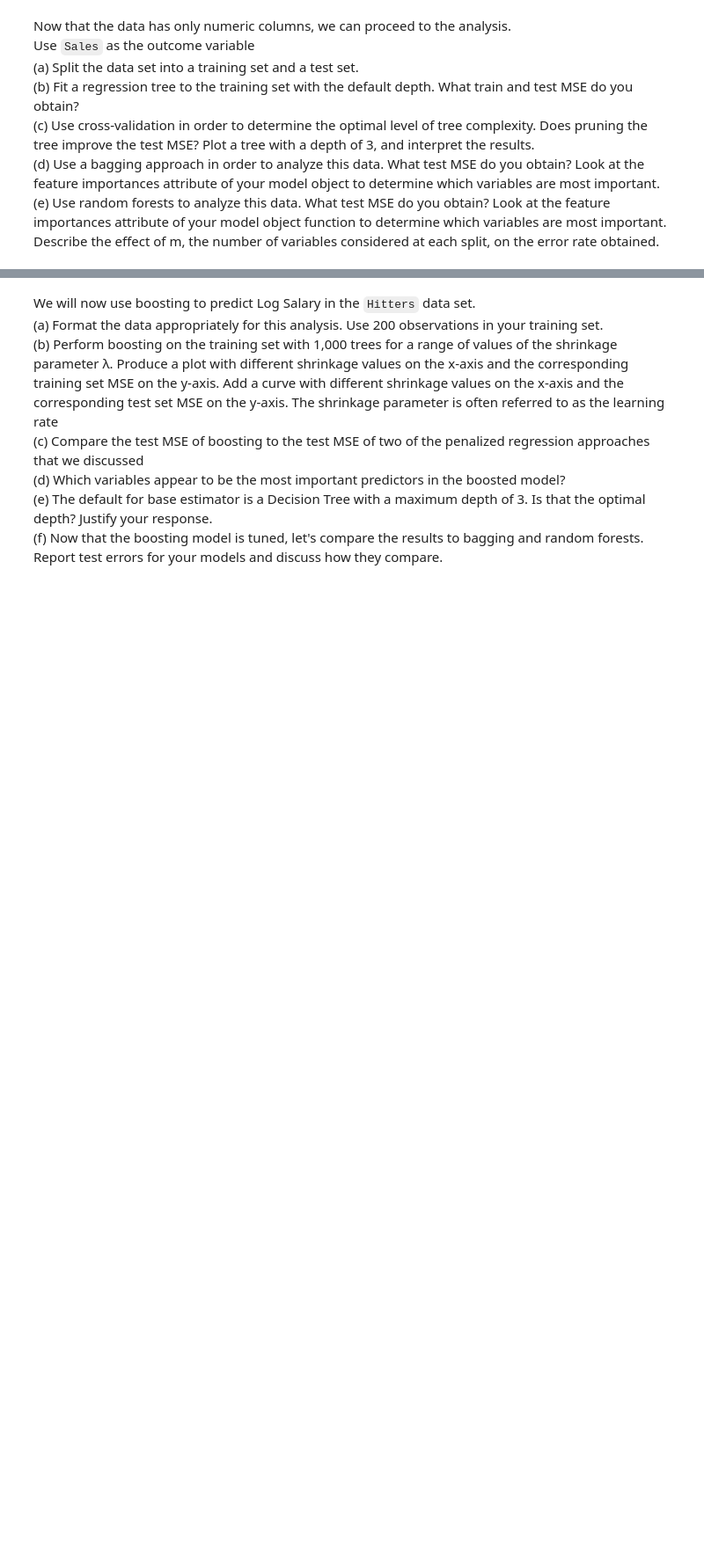
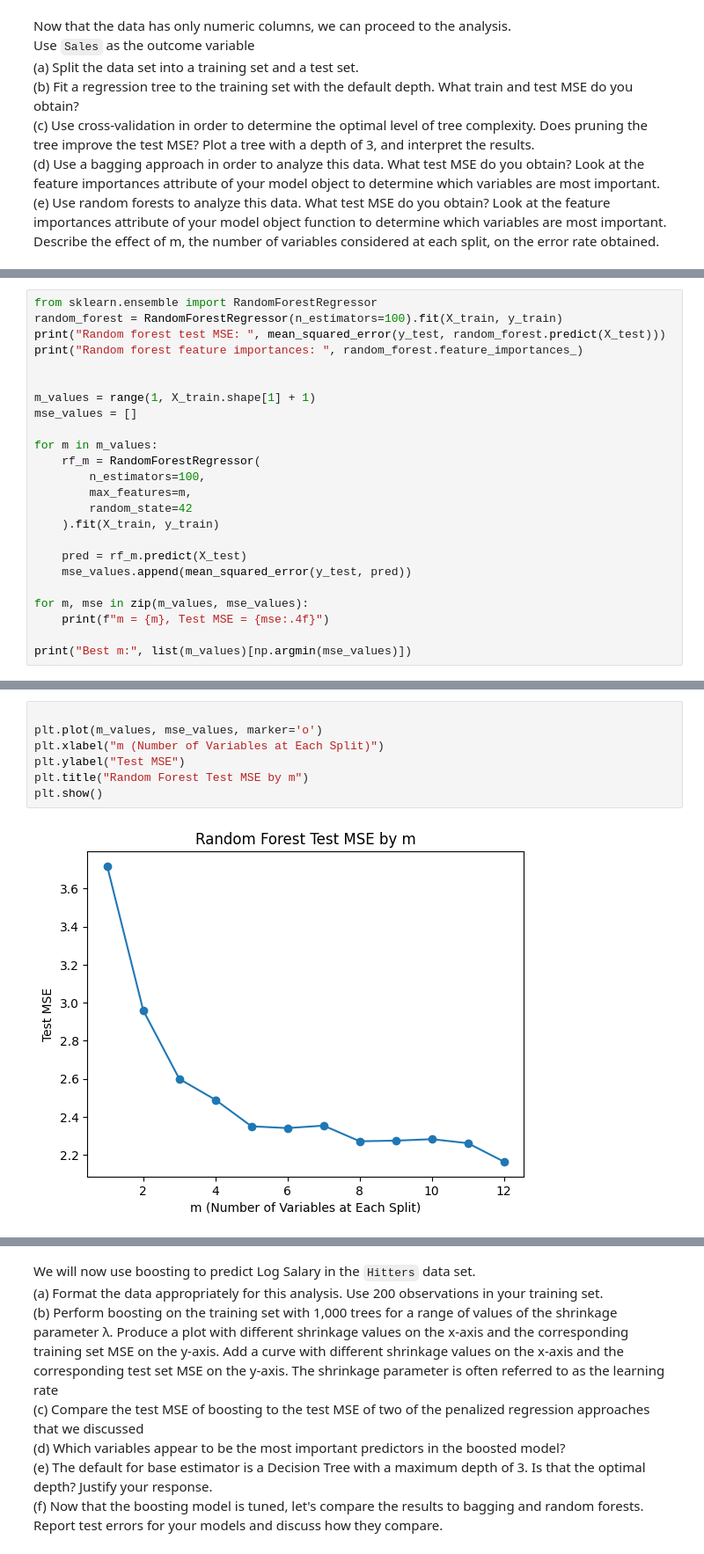
Before and after one commit to byuruth/Econ484, a Jupyter notebook: pset5coding_ruthwright.ipynb, the cells around one changed output, grey strips where cells are left out. Shown at 88% size. Saved outputs shown, nothing was run; the diff lists cells and outputs as text; blank space fills up the shorter version.

```diff
--- a/pset5coding_ruthwright.ipynb
+++ b/pset5coding_ruthwright.ipynb
@@ -180,0 +232,24 @@ Use `Sales` as the outcome variable
+# %%
+from sklearn.ensemble import RandomForestRegressor
+random_forest = RandomForestRegressor(n_estimators=100).fit(X_train, y_train)
+print("Random forest test MSE: ", mean_squared_error(y_test, random_forest.predict(X_test)))
+print("Random forest feature importances: ", random_forest.feature_importances_)
+
+
+m_values = range(1, X_train.shape[1] + 1)
+mse_values = []
+
+for m in m_values:
+    rf_m = RandomForestRegressor(
+        n_estimators=100,
+        max_features=m,
+        random_state=42
+    ).fit(X_train, y_train)
+
+    pred = rf_m.predict(X_test)
+    mse_values.append(mean_squared_error(y_test, pred))
+
+for m, mse in zip(m_values, mse_values):
+    print(f"m = {m}, Test MSE = {mse:.4f}")
+
+print("Best m:", list(m_values)[np.argmin(mse_values)])
@@ -180,0 +273,9 @@ Use `Sales` as the outcome variable
+# %%
+
+plt.plot(m_values, mse_values, marker='o')
+plt.xlabel("m (Number of Variables at Each Split)")
+plt.ylabel("Test MSE")
+plt.title("Random Forest Test MSE by m")
+plt.show()
+# %% [output]
+[figure, added]
```
Also changed, not shown: parts of 28 cells of this notebook.
